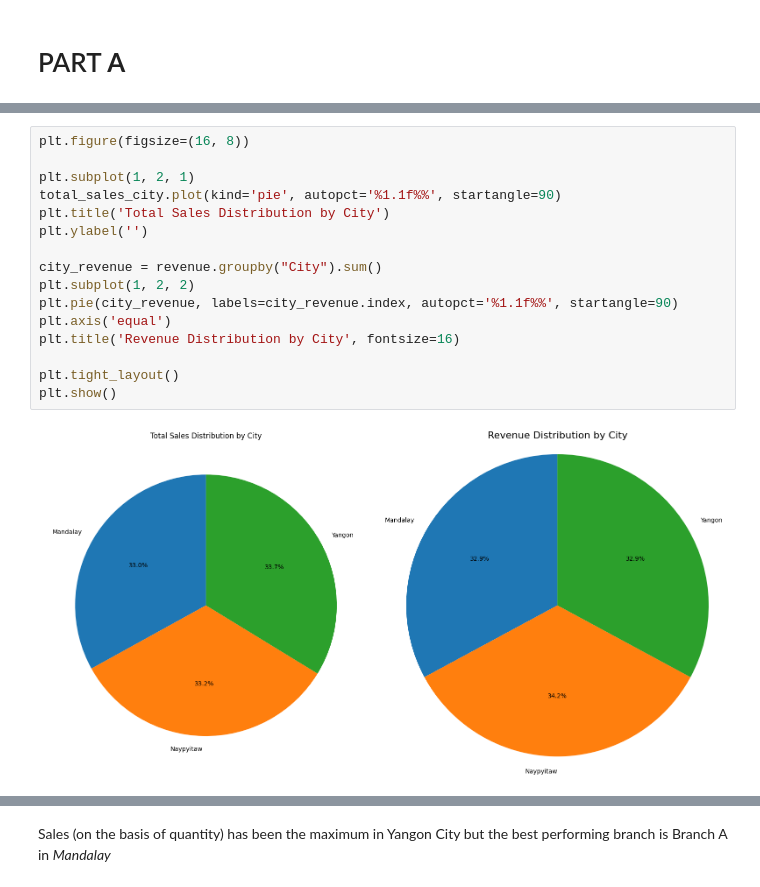
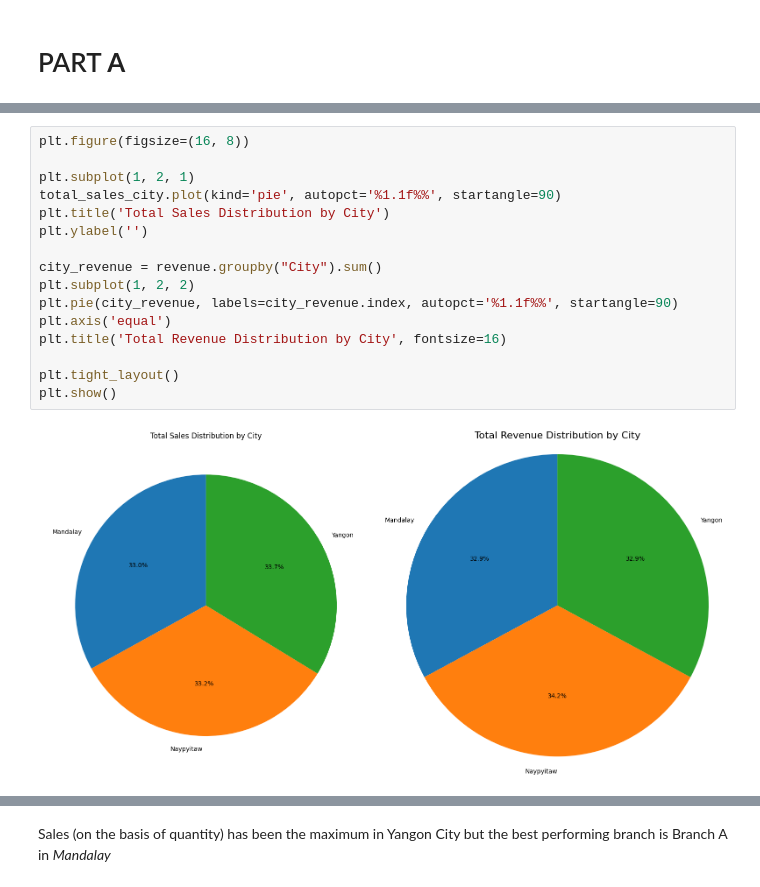
Before and after one commit to Harshit3247/Machine-Learning-Project--Azure, a Jupyter notebook: Harshit_Jar.ipynb, the cells around one changed output, grey strips where cells are left out. Drawn from its saved outputs; the diff is of its cells as text.

```diff
--- a/Harshit_Jar.ipynb
+++ b/Harshit_Jar.ipynb
@@ -78,21 +78,21 @@ Name: Revenue, dtype: float64
 # %%
 plt.figure(figsize=(16, 8))
 
 plt.subplot(1, 2, 1)
 total_sales_city.plot(kind='pie', autopct='%1.1f%%', startangle=90)
 plt.title('Total Sales Distribution by City')
 plt.ylabel('')
 
 city_revenue = revenue.groupby("City").sum()
 plt.subplot(1, 2, 2)
 plt.pie(city_revenue, labels=city_revenue.index, autopct='%1.1f%%', startangle=90)
 plt.axis('equal')
-plt.title('Revenue Distribution by City', fontsize=16)
+plt.title('Total Revenue Distribution by City', fontsize=16)
 
 plt.tight_layout()
 plt.show()
 # %% [output]
-[figure, old version]
+[figure, new version]
 # %%
 plt.figure(figsize=(18, 9))
 
```
Also changed, not shown: parts of 9 cells of this notebook.
